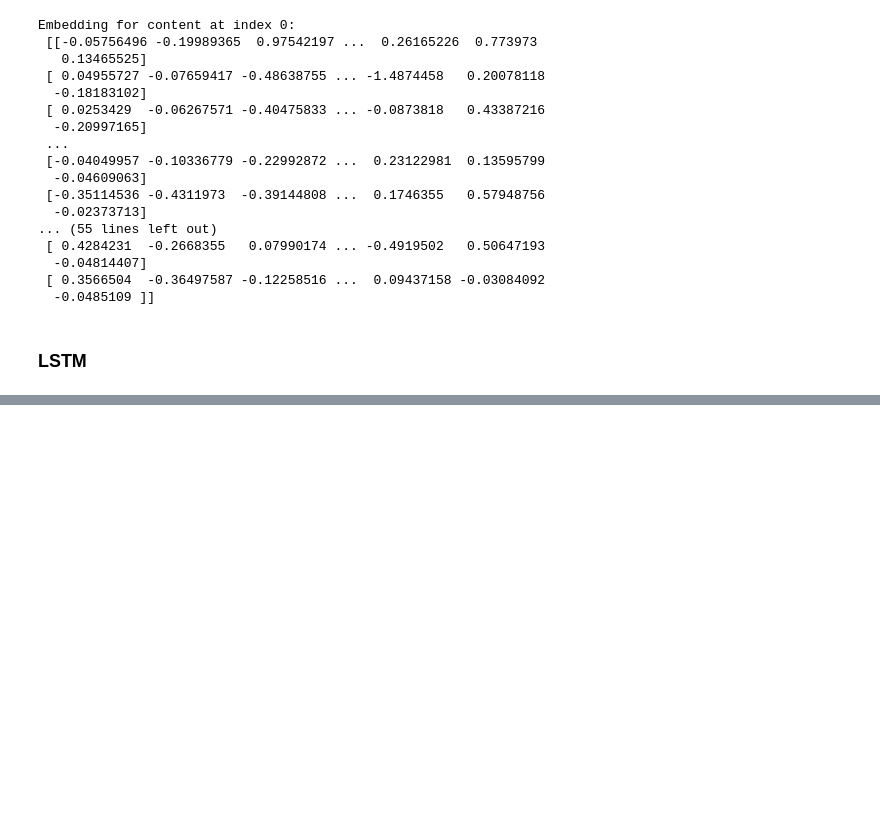
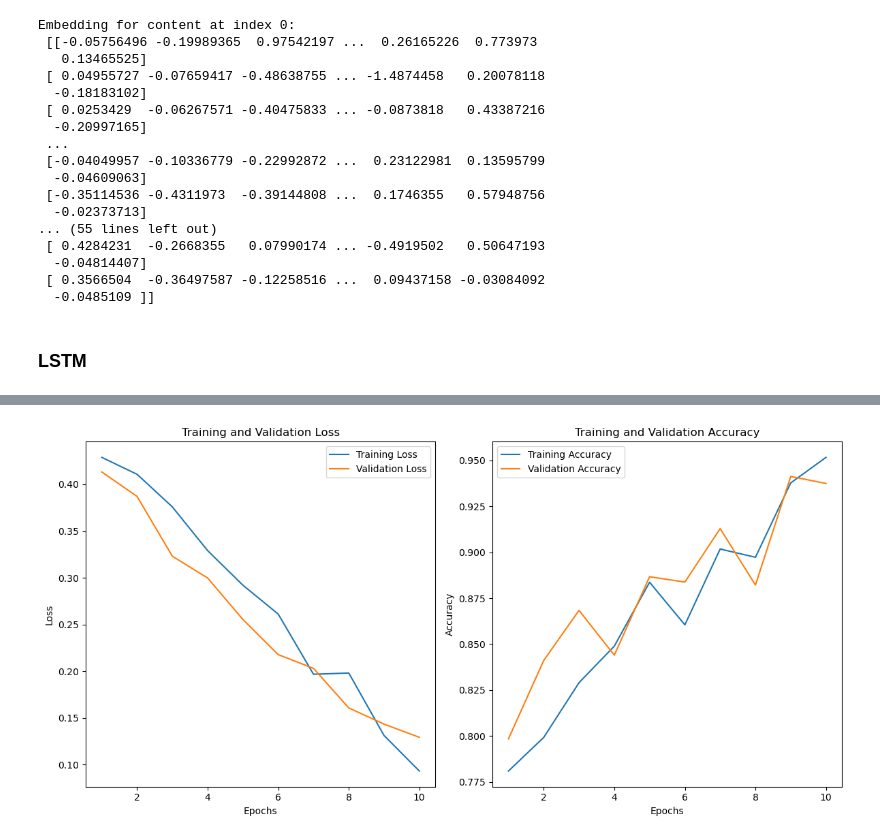
Before and after one commit to Salehabailey/Data-Science-Project, a Jupyter notebook: Model development.ipynb, the cells around one changed output, grey strips where cells are left out. Saved outputs shown, nothing was run; the diff lists cells and outputs as text; code cells hidden in the pictures; blank space fills up the shorter version.

Commit message:
LSTM model(Baseline model) has been created and trained

```diff
--- a/Model development.ipynb
+++ b/Model development.ipynb
@@ -387,0 +415,12 @@ Embedding for content at index 0:
+# %%
+# Define the LSTM model
+model = Sequential()
+model.add(Embedding(input_dim=10000, output_dim=128, input_length=200))
+model.add(LSTM(128))
+model.add(Dense(1, activation='sigmoid'))
+
+# Compile the model
+model.compile(optimizer='adam', loss='binary_crossentropy', metrics=['accuracy'])
+
+# Train the model
+history = model.fit(x_train, y_train, epochs=10, batch_size=32, validation_data=(x_val, y_val))
@@ -387,0 +448,28 @@ Embedding for content at index 0:
+# %%
+
+# Extract training history
+history_dict = history.history
+
+# Plot training & validation loss
+plt.figure(figsize=(12, 6))
+
+plt.subplot(1, 2, 1)
+plt.plot(history_dict['loss'], label='Training Loss')
+plt.plot(history_dict['val_loss'], label='Validation Loss')
+plt.xlabel('Epoch')
+plt.ylabel('Loss')
+plt.title('Training and Validation Loss')
+plt.legend()
+
+# Plot training & validation accuracy
+plt.subplot(1, 2, 2)
+plt.plot(history_dict['accuracy'], label='Training Accuracy')
+plt.plot(history_dict['val_accuracy'], label='Validation Accuracy')
+plt.xlabel('Epoch')
+plt.ylabel('Accuracy')
+plt.title('Training and Validation Accuracy')
+plt.legend()
+plt.tight_layout()
+plt.show()
+# %% [output]
+[figure, added]
```
Also changed, not shown: parts of 4 cells of this notebook.
